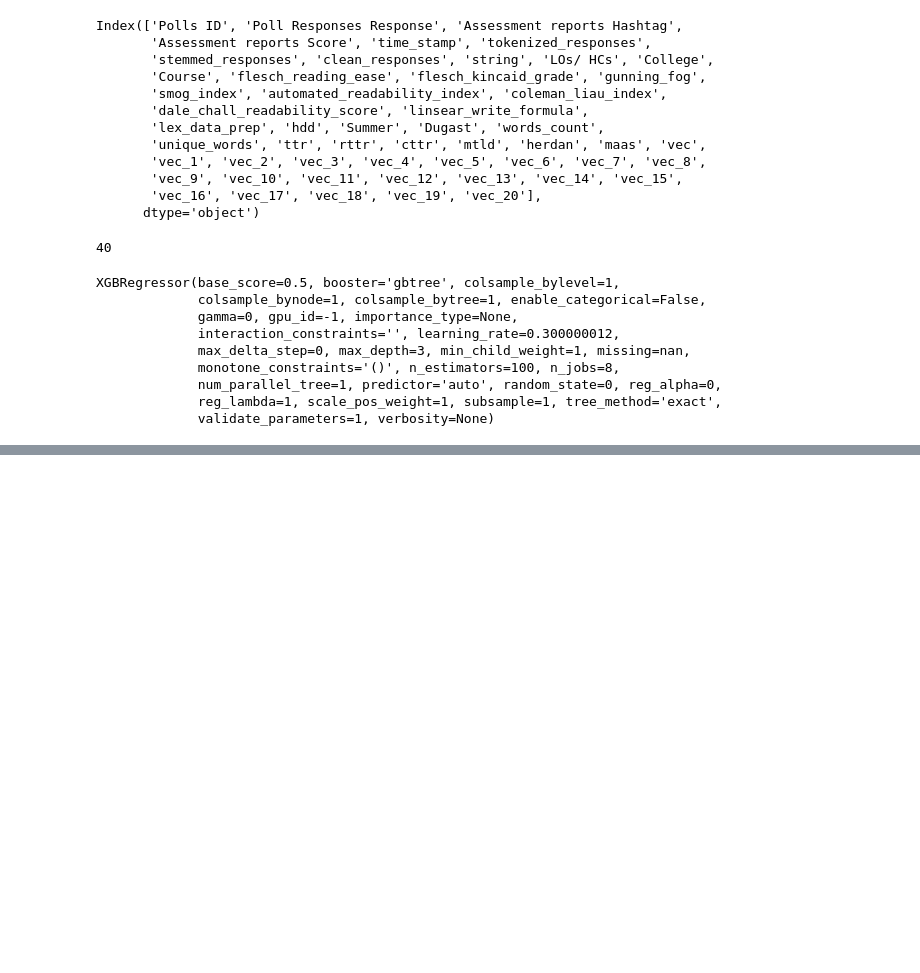
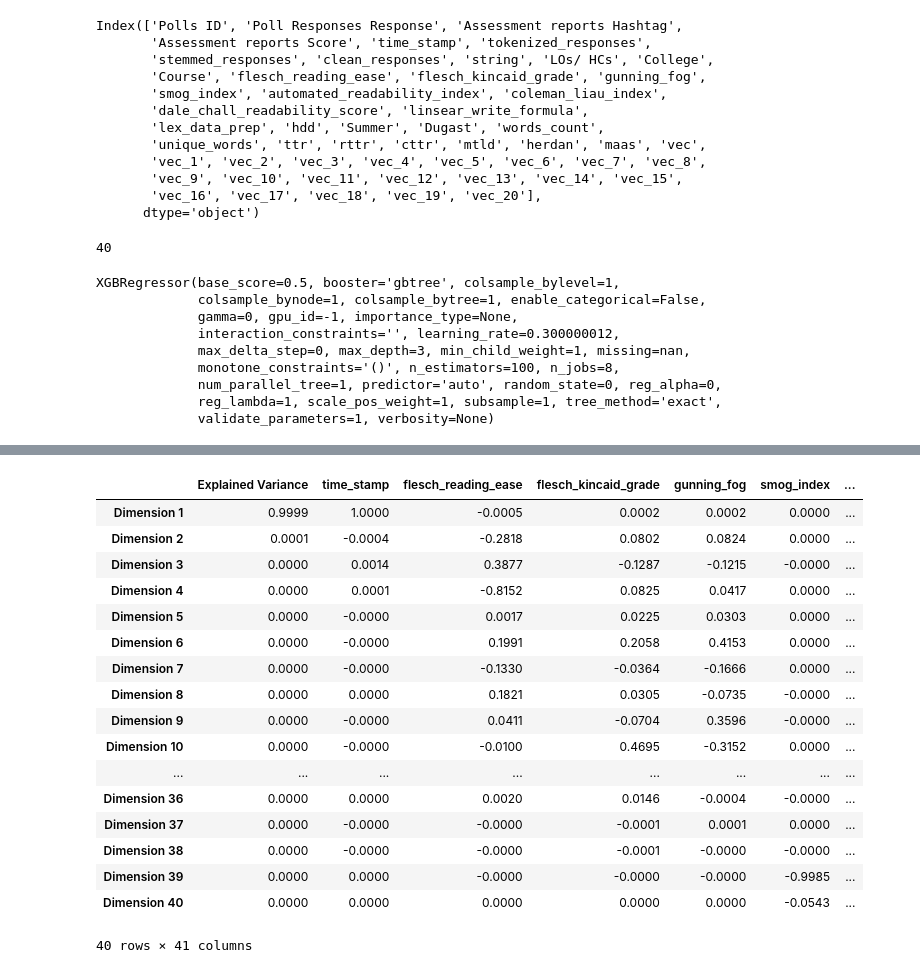
Before and after one commit to esther119/Understand-How-English-Fluency-Affects-Grade, a Jupyter notebook: XGboost.ipynb, the cells around one changed output, grey strips where cells are left out. Drawn from its saved outputs; the diff is of its cells as text; code cells hidden in the pictures; blank space fills up the shorter version.

```diff
--- a/XGboost.ipynb
+++ b/XGboost.ipynb
@@ -93,0 +200,22 @@ Accuracy: 53.69%
+# %%
+pca_results_40 = pca_results(X, pca_40)
+pca_results_40
+# %% [output]
+|  | Explained Variance | time_stamp | flesch_reading_ease | flesch_kincaid_grade | gunning_fog | smog_index | ... |
+| Dimension 1 | 0.9999 | 1.0000 | -0.0005 | 0.0002 | 0.0002 | 0.0000 | ... |
+| Dimension 2 | 0.0001 | -0.0004 | -0.2818 | 0.0802 | 0.0824 | 0.0000 | ... |
+| Dimension 3 | 0.0000 | 0.0014 | 0.3877 | -0.1287 | -0.1215 | -0.0000 | ... |
+| Dimension 4 | 0.0000 | 0.0001 | -0.8152 | 0.0825 | 0.0417 | 0.0000 | ... |
+| Dimension 5 | 0.0000 | -0.0000 | 0.0017 | 0.0225 | 0.0303 | 0.0000 | ... |
+| Dimension 6 | 0.0000 | -0.0000 | 0.1991 | 0.2058 | 0.4153 | 0.0000 | ... |
+| Dimension 7 | 0.0000 | -0.0000 | -0.1330 | -0.0364 | -0.1666 | 0.0000 | ... |
+| Dimension 8 | 0.0000 | 0.0000 | 0.1821 | 0.0305 | -0.0735 | -0.0000 | ... |
+| Dimension 9 | 0.0000 | -0.0000 | 0.0411 | -0.0704 | 0.3596 | -0.0000 | ... |
+| Dimension 10 | 0.0000 | -0.0000 | -0.0100 | 0.4695 | -0.3152 | 0.0000 | ... |
+| ... | ... | ... | ... | ... | ... | ... | ... |
+| Dimension 36 | 0.0000 | 0.0000 | 0.0020 | 0.0146 | -0.0004 | -0.0000 | ... |
+| Dimension 37 | 0.0000 | -0.0000 | -0.0000 | -0.0001 | 0.0001 | 0.0000 | ... |
+| Dimension 38 | 0.0000 | -0.0000 | -0.0000 | -0.0001 | -0.0000 | -0.0000 | ... |
+| Dimension 39 | 0.0000 | 0.0000 | -0.0000 | -0.0000 | -0.0000 | -0.9985 | ... |
+| Dimension 40 | 0.0000 | 0.0000 | 0.0000 | 0.0000 | 0.0000 | -0.0543 | ... |
+40 rows × 41 columns
```
Also changed, not shown: parts of 11 cells of this notebook.
